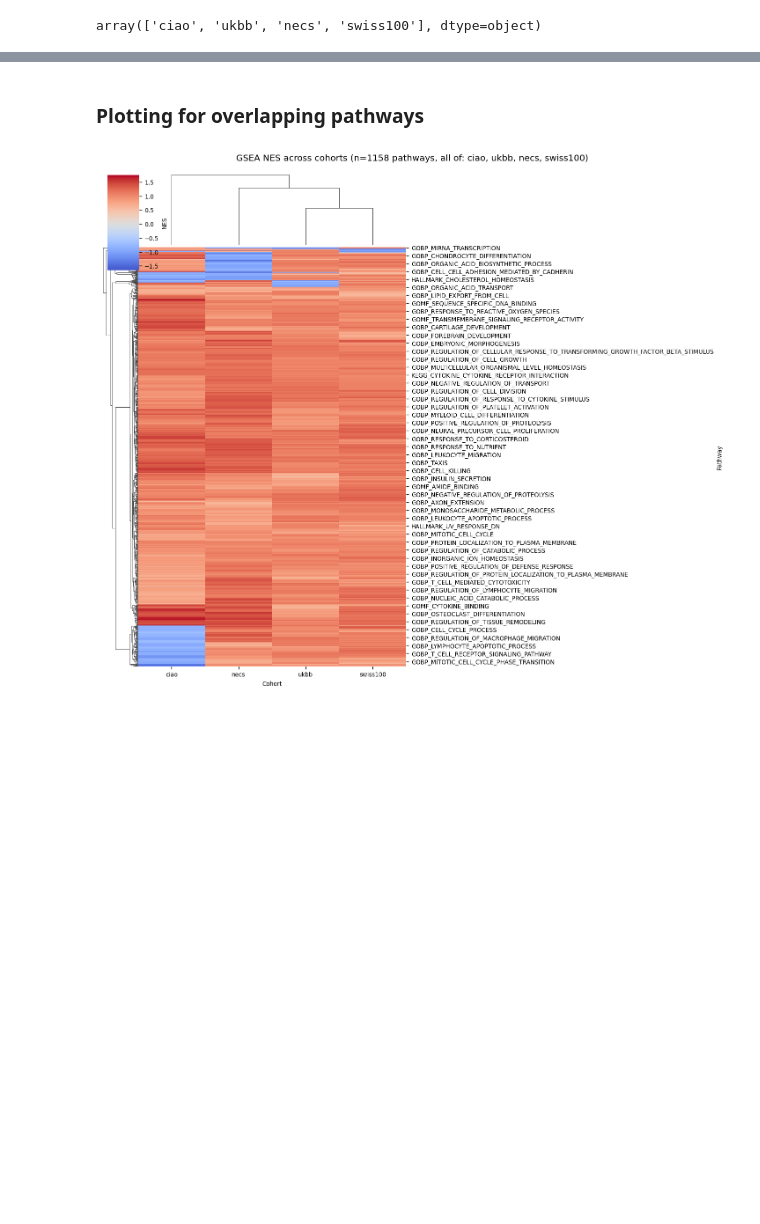
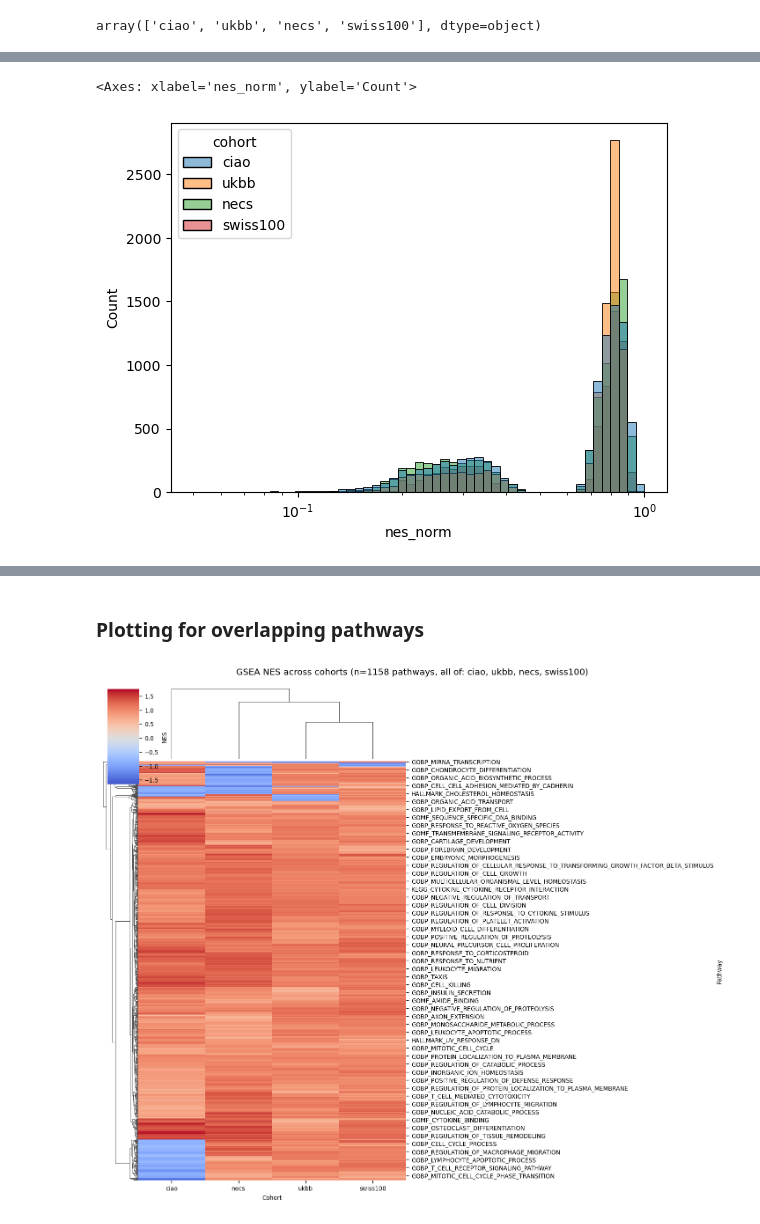
Before and after one commit to checheanya/centenarians, a Jupyter notebook: my_scripts/3_escape_analysis_pws.ipynb, the cells around one changed output, grey strips where cells are left out. Drawn from its saved outputs; the diff is of its cells as text; code cells hidden in the pictures; blank space fills up the shorter version.

```diff
--- a/my_scripts/3_escape_analysis_pws.ipynb
+++ b/my_scripts/3_escape_analysis_pws.ipynb
@@ -235,3 +271,8 @@ sig.to_csv(DATA_OUT / "SIGNIFICANT_PATHWAYS_ALL.csv", index=False)
+# %%
+sns.histplot(gsea_all, x='nes_norm', hue='cohort', log_scale=True)
+# %% [output]
+<Axes: xlabel='nes_norm', ylabel='Count'>
+[figure, added]
 # %%
 sns.histplot(gsea_all, x='NES', hue='cohort')
 # %% [output]
```
Also changed, not shown: parts of 14 cells of this notebook, 5 other files.
